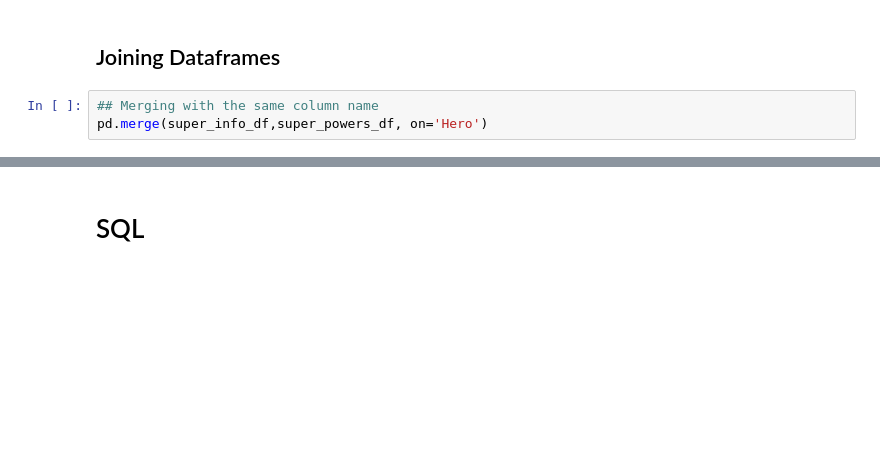
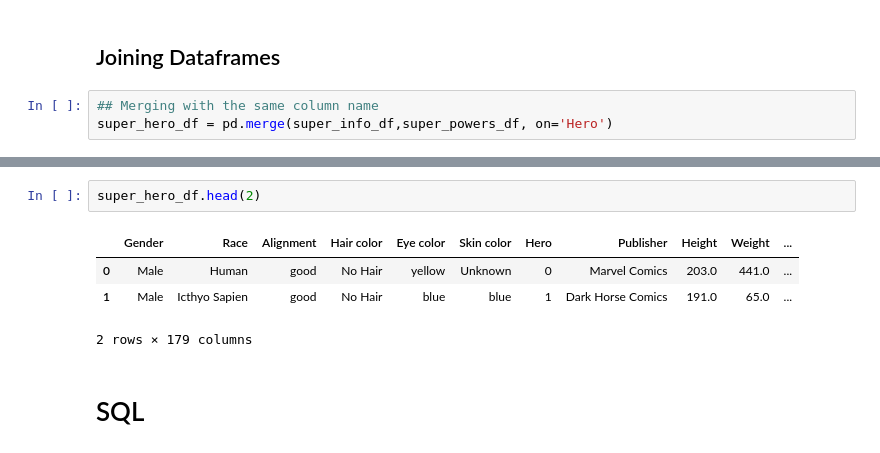
Before and after one commit to onedayzero/Superhero, a Jupyter notebook: Superhero.ipynb, the cells around one changed output, grey strips where cells are left out. Cells and saved outputs as stored; diff of their text form; blank space fills up the shorter version.

```diff
--- a/Superhero.ipynb
+++ b/Superhero.ipynb
@@ -658,4 +658,4 @@ name_lookup_2.head(3)
 ## Joining Dataframes
 # %%
 ## Merging with the same column name
-pd.merge(super_info_df,super_powers_df, on='Hero')
+super_hero_df = pd.merge(super_info_df,super_powers_df, on='Hero')
@@ -676,3 +662,10 @@ pd.merge(super_info_df,super_powers_df, on='Hero')
+# %%
+super_hero_df.head(2)
+# %% [output]
+|  | Gender | Race | Alignment | Hair color | Eye color | Skin color | Hero | Publisher | Height | Weight | ... |
+| 0 | Male | Human | good | No Hair | yellow | Unknown | 0 | Marvel Comics | 203.0 | 441.0 | ... |
+| 1 | Male | Icthyo Sapien | good | No Hair | blue | blue | 1 | Dark Horse Comics | 191.0 | 65.0 | ... |
+2 rows × 179 columns
 # %% [markdown]
 # SQL
 # %% [markdown]
```
Also changed, not shown: parts of 2 cells of this notebook.
